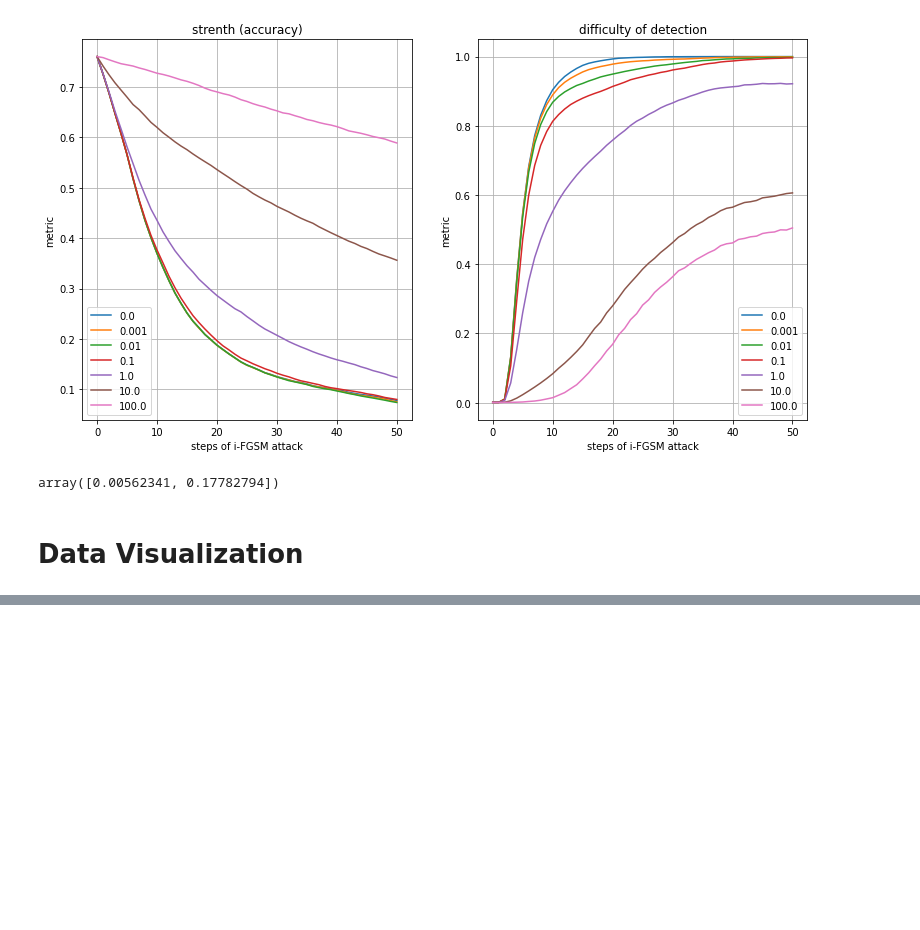
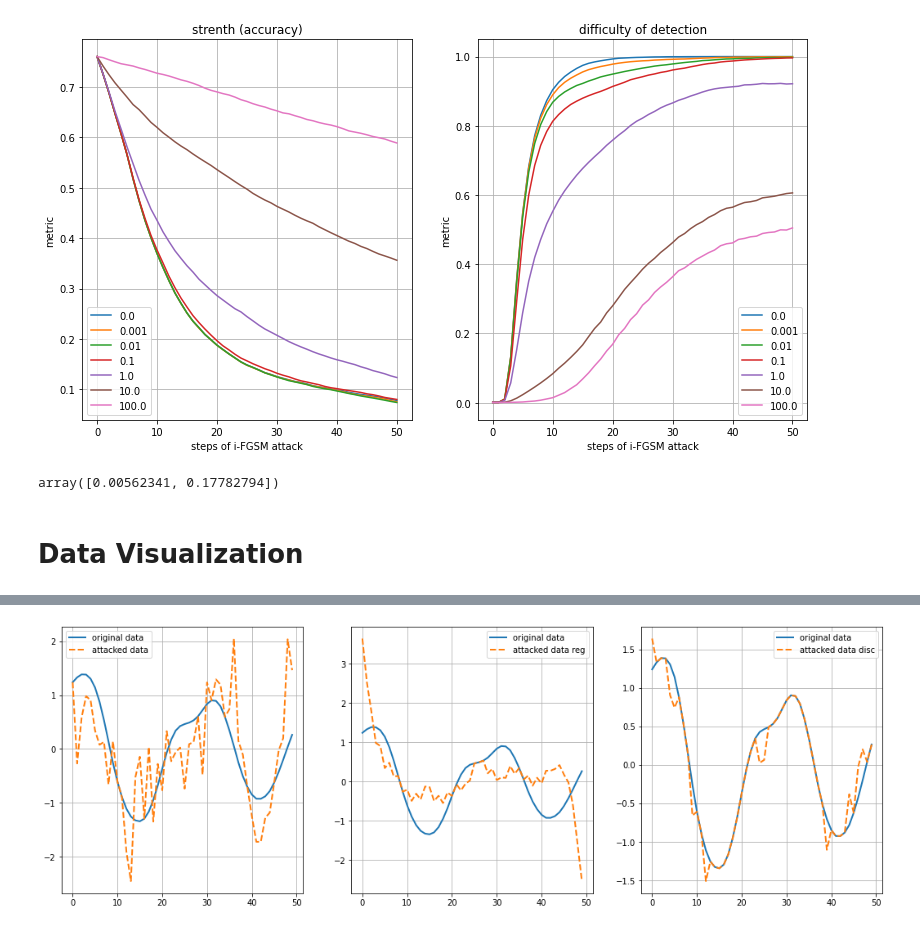
Before and after one commit to petrsokerin/Adversarial-Attacks, a Jupyter notebook: Vizual_reg_attack.ipynb, the cells around one changed output, grey strips where cells are left out. Cells and saved outputs as stored; diff of their text form; code cells hidden in the pictures; blank space fills up the shorter version.

```diff
--- a/Vizual_reg_attack.ipynb
+++ b/Vizual_reg_attack.ipynb
@@ -355,0 +475,45 @@ plt.plot(original_object)
+# %%
+n_iterations = 50
+
+x_attack = copy.deepcopy(x)
+x_reg_attack = copy.deepcopy(x)
+x_disc_attack = copy.deepcopy(x)
+
+for iter_ in tqdm(range(n_iterations)):
+
+    x_attack.grad = None
+    x_attack.requires_grad = True
+
+    x_reg_attack.grad = None
+    x_reg_attack.requires_grad = True
+
+    x_disc_attack.grad = None
+    x_disc_attack.requires_grad = True
+
+    x_attack = fgsm_attack(model, loss_func, x_attack, y, eps)
+    x_reg_attack = fgsm_reg_attack(model, loss_func, x_reg_attack, y, eps, alpha)
+    x_disc_attack = fgsm_disc_attack(model, loss_func, x_disc_attack, y, eps, alpha, disc_models)
+# %%
+plt.figure(figsize=(18, 6))
+
+plt.subplot(1, 3, 1)
+plt.plot(original_object[0], label='original data', lw=2)
+plt.plot(x_attack.cpu().detach().flatten(), label='attacked data', lw=2, linestyle='--')
+plt.legend()
+plt.grid()
+
+plt.subplot(1, 3, 2)
+plt.plot(original_object[0], label='original data', lw=2)
+plt.plot(x_reg_attack.cpu().detach().flatten(), label='attacked data reg',lw=2, linestyle='--')
+plt.legend()
+plt.grid()
+
+plt.subplot(1, 3, 3)
+plt.plot(original_object[0], label='original data', lw=2)
+plt.plot(x_disc_attack.cpu().detach().flatten(), label='attacked data disc', lw=2, linestyle='--')
+plt.legend()
+plt.grid()
+
+plt.show()
+# %% [output]
+[figure, added]
```
Also changed, not shown: parts of 16 cells of this notebook, 24 other files.
